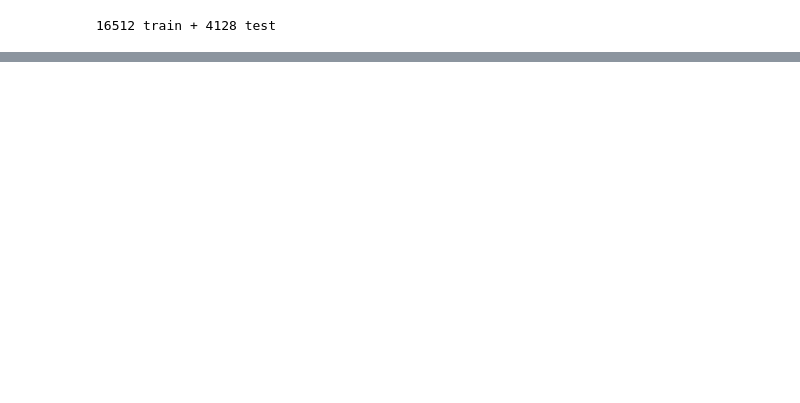
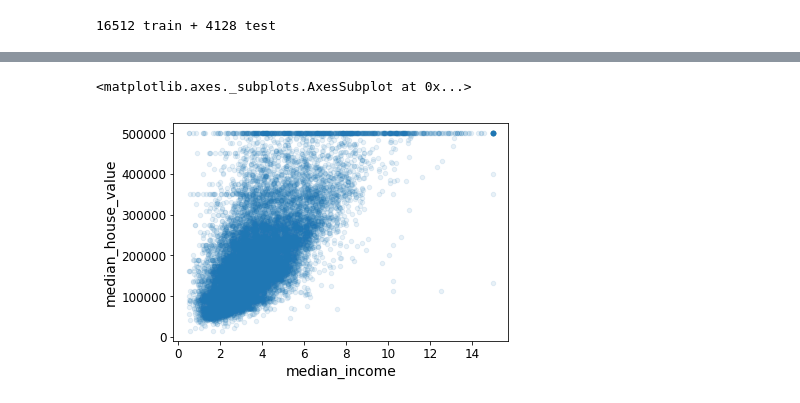
Before and after one commit to czarinacatambing/handson-ml, a Jupyter notebook: Housing.ipynb, the cells around one changed output, grey strips where cells are left out. Cells and saved outputs as stored; diff of their text form; code cells hidden in the pictures; blank space fills up the shorter version.

```diff
--- a/Housing.ipynb
+++ b/Housing.ipynb
@@ -122,0 +301,8 @@ train_set, test_set = train_test_split(housing, test_size=0.2, random_state=42)
+# %%
+# zoom in to median income
+housing.plot(kind='scatter', x='median_income', y='median_house_value', alpha=.1)
+
+# there are straight lines/ caps at 500k, 450k, 350. remove these so algorithm doesnt learn it
+# %% [output]
+<matplotlib.axes._subplots.AxesSubplot at 0x...>
+[figure, added]
```
Also changed, not shown: parts of 45 cells of this notebook, 2 other files.
